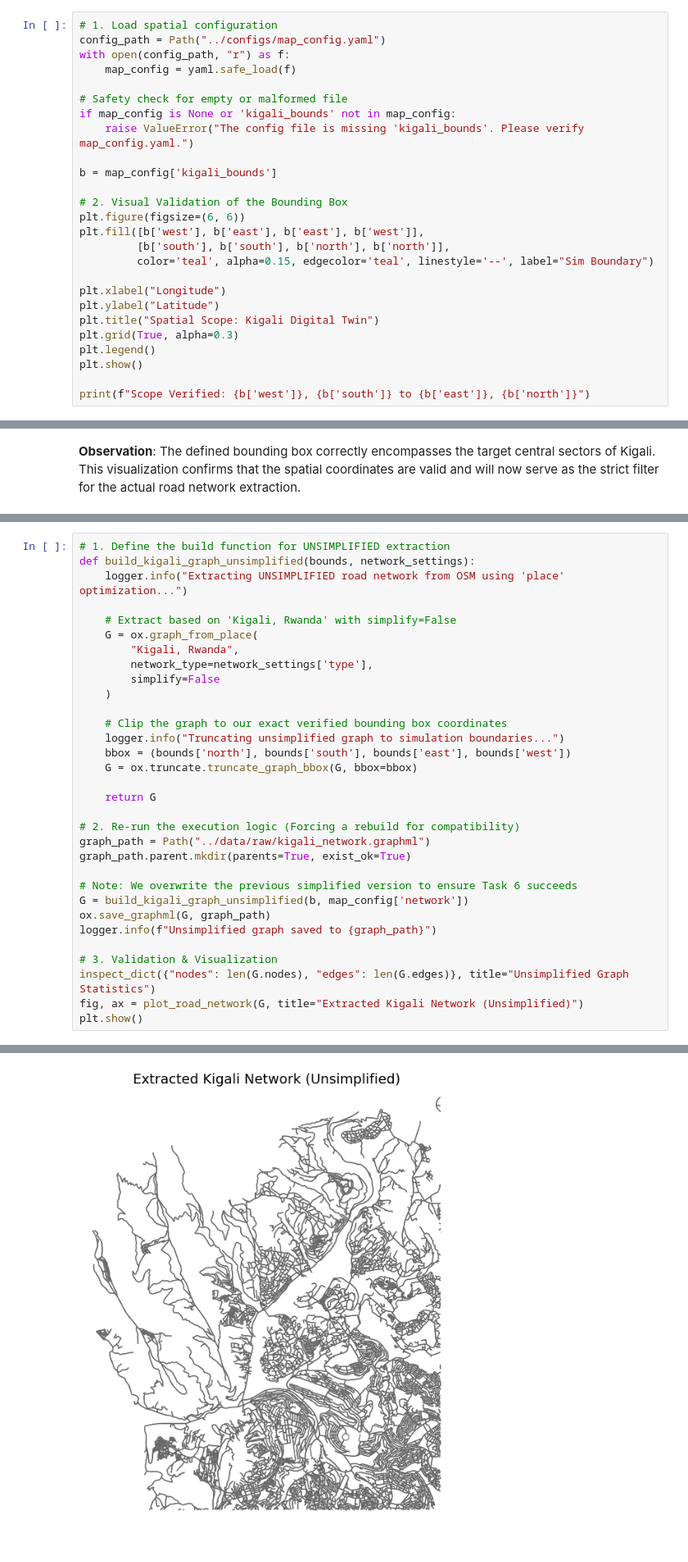
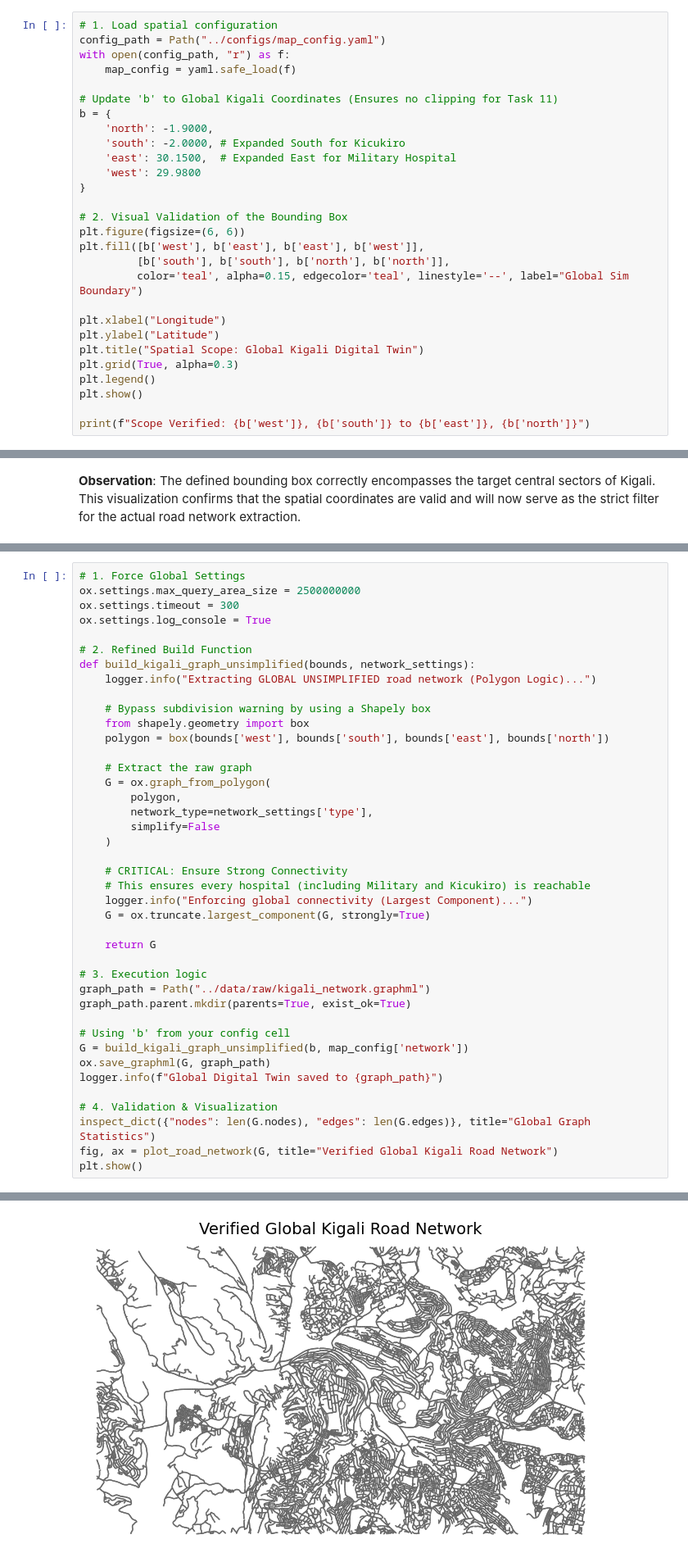
Before and after one commit to Christianib003/kigali-ems-pipeline-optimization, a Jupyter notebook: notebooks/01_data_extraction.ipynb, the cells around one changed output, grey strips where cells are left out. Shown at 82% size. Cells and saved outputs as stored; diff of their text form.

Commit message:
extract data and simulate all on one plane

```diff
--- a/notebooks/01_data_extraction.ipynb
+++ b/notebooks/01_data_extraction.ipynb
@@ -51,21 +48,23 @@ config_path = Path("../configs/map_config.yaml")
 with open(config_path, "r") as f:
     map_config = yaml.safe_load(f)
 
-# Safety check for empty or malformed file
-if map_config is None or 'kigali_bounds' not in map_config:
-    raise ValueError("The config file is missing 'kigali_bounds'. Please verify map_config.yaml.")
-
-b = map_config['kigali_bounds']
+# Update 'b' to Global Kigali Coordinates (Ensures no clipping for Task 11)
+b = {
+    'north': -1.9000,
+    'south': -2.0000, # Expanded South for Kicukiro
+    'east': 30.1500,  # Expanded East for Military Hospital
+    'west': 29.9800
+}
 
 # 2. Visual Validation of the Bounding Box
 plt.figure(figsize=(6, 6))
 plt.fill([b['west'], b['east'], b['east'], b['west']],
          [b['south'], b['south'], b['north'], b['north']],
-         color='teal', alpha=0.15, edgecolor='teal', linestyle='--', label="Sim Boundary")
+         color='teal', alpha=0.15, edgecolor='teal', linestyle='--', label="Global Sim Boundary")
 
 plt.xlabel("Longitude")
 plt.ylabel("Latitude")
-plt.title("Spatial Scope: Kigali Digital Twin")
+plt.title("Spatial Scope: Global Kigali Digital Twin")
 plt.grid(True, alpha=0.3)
 plt.legend()
 plt.show()
@@ -81,35 +80,44 @@ Scope Verified: 30.035, -1.985 to 30.125, -1.925
 
 Download the high-fidelity street network from OpenStreetMap (OSM) for the defined Kigali boundaries. This network serves as the physical substrate for the digital twin, providing the nodes and edges required for ambulance routing and traffic simulation. We utilize the `load_or_build` pattern to ensure we only download the data once, optimizing performance and bandwidth.
 # %%
-# 1. Define the build function for UNSIMPLIFIED extraction
+# 1. Force Global Settings
+ox.settings.max_query_area_size = 2500000000
+ox.settings.timeout = 300
+ox.settings.log_console = True
+
+# 2. Refined Build Function
 def build_kigali_graph_unsimplified(bounds, network_settings):
-    logger.info("Extracting UNSIMPLIFIED road network from OSM using 'place' optimization...")
+    logger.info("Extracting GLOBAL UNSIMPLIFIED road network (Polygon Logic)...")
 
-    # Extract based on 'Kigali, Rwanda' with simplify=False
-    G = ox.graph_from_place(
-        "Kigali, Rwanda",
+    # Bypass subdivision warning by using a Shapely box
+    from shapely.geometry import box
+    polygon = box(bounds['west'], bounds['south'], bounds['east'], bounds['north'])
+
+    # Extract the raw graph
+    G = ox.graph_from_polygon(
+        polygon,
         network_type=network_settings['type'],
         simplify=False
     )
 
-    # Clip the graph to our exact verified bounding box coordinates
-    logger.info("Truncating unsimplified graph to simulation boundaries...")
-    bbox = (bounds['north'], bounds['south'], bounds['east'], bounds['west'])
-    G = ox.truncate.truncate_graph_bbox(G, bbox=bbox)
+    # CRITICAL: Ensure Strong Connectivity
+    # This ensures every hospital (including Military and Kicukiro) is reachable
+    logger.info("Enforcing global connectivity (Largest Component)...")
+    G = ox.truncate.largest_component(G, strongly=True)
 
     return G
 
-# 2. Re-run the execution logic (Forcing a rebuild for compatibility)
+# 3. Execution logic
 graph_path = Path("../data/raw/kigali_network.graphml")
 graph_path.parent.mkdir(parents=True, exist_ok=True)
 
-# Note: We overwrite the previous simplified version to ensure Task 6 succeeds
+# Using 'b' from your config cell
 G = build_kigali_graph_unsimplified(b, map_config['network'])
 ox.save_graphml(G, graph_path)
-logger.info(f"Unsimplified graph saved to {graph_path}")
+logger.info(f"Global Digital Twin saved to {graph_path}")
 
-# 3. Validation & Visualization
-inspect_dict({"nodes": len(G.nodes), "edges": len(G.edges)}, title="Unsimplified Graph Statistics")
-fig, ax = plot_road_network(G, title="Extracted Kigali Network (Unsimplified)")
+# 4. Validation & Visualization
+inspect_dict({"nodes": len(G.nodes), "edges": len(G.edges)}, title="Global Graph Statistics")
+fig, ax = plot_road_network(G, title="Verified Global Kigali Road Network")
 plt.show()
 # %% [output]
@@ -126 +134 @@ plt.show()
-[figure, old version]
+[figure, new version]
```
Also changed, not shown: parts of 20 cells of this notebook, 1 other file.
